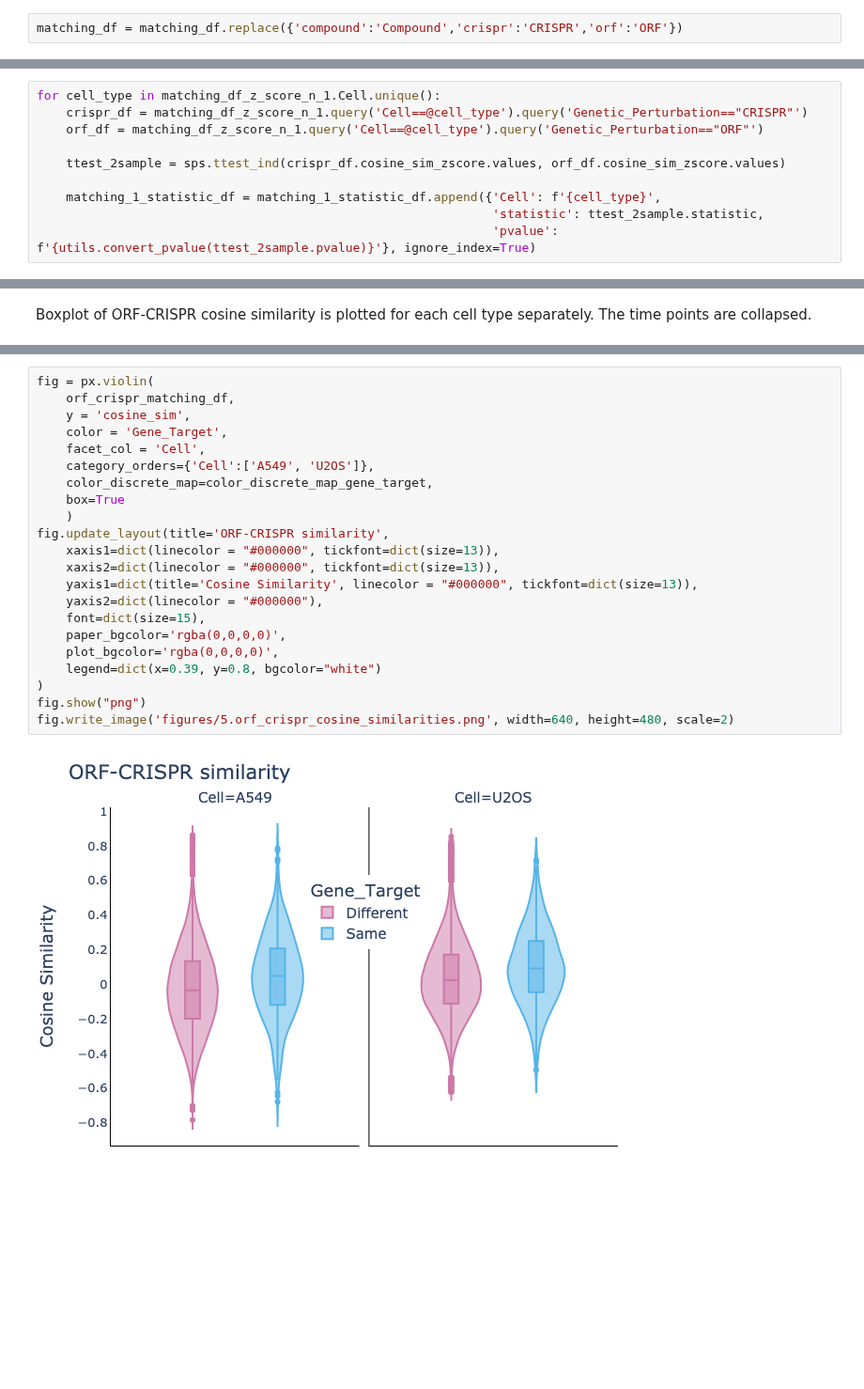
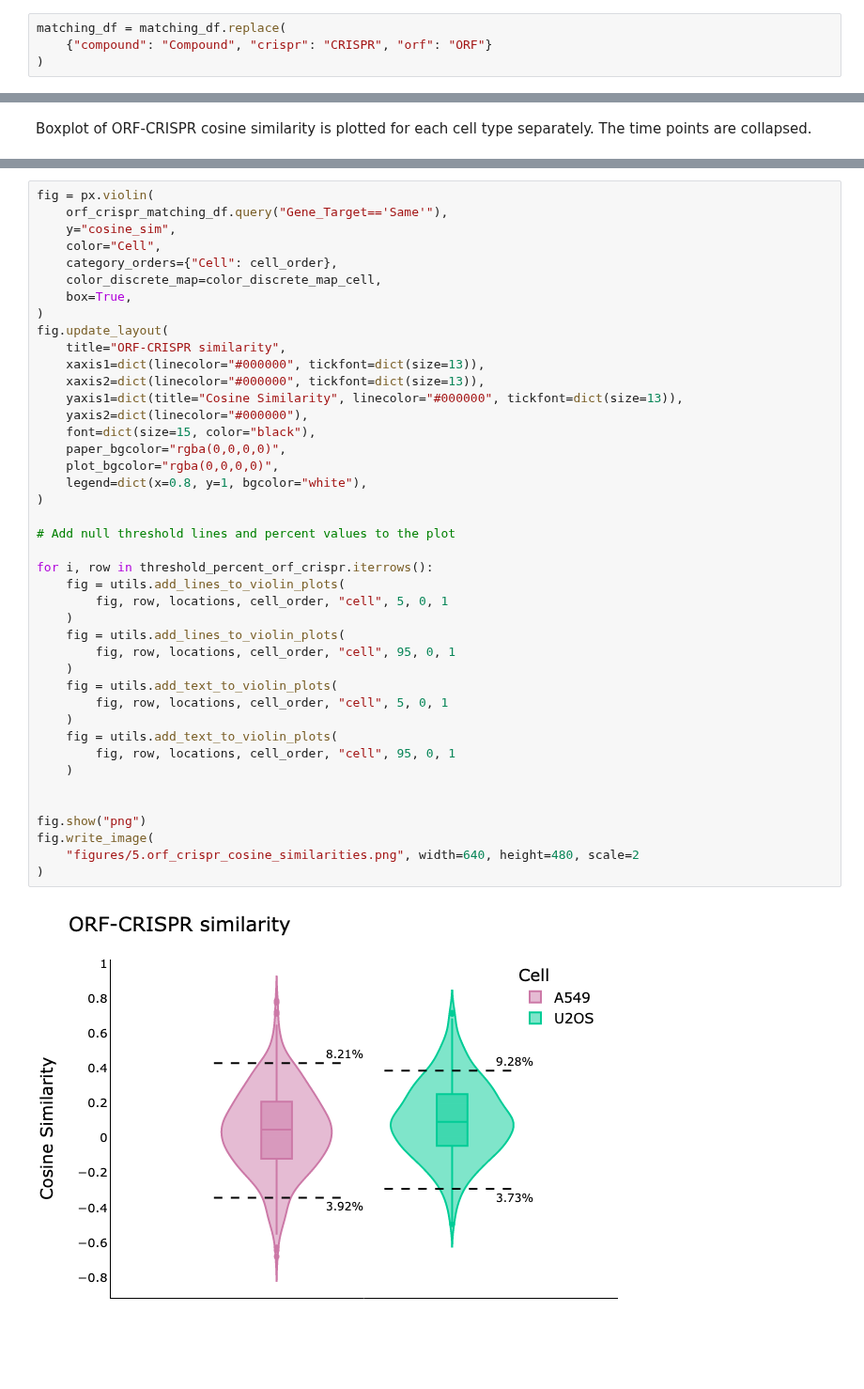
Before and after one commit to jump-cellpainting/2024_Chandrasekaran_NatureMethods, a Jupyter notebook: benchmark/5.visualize-similarities.ipynb, the cells around one changed output, grey strips where cells are left out. Shown at 94% size. Saved outputs shown, nothing was run; the diff lists cells and outputs as text; blank space fills up the shorter version.

```diff
--- a/benchmark/5.visualize-similarities.ipynb
+++ b/benchmark/5.visualize-similarities.ipynb
@@ -155,5 +235,7 @@ Computing compound_U2OS_long-crispr_U2OS_short matching
 Computing compound_U2OS_long-orf_U2OS_short matching
 Computing compound_U2OS_long-orf_U2OS_long matching
 # %%
-matching_df = matching_df.replace({'compound':'Compound','crispr':'CRISPR','orf':'ORF'})
+matching_df = matching_df.replace(
+    {"compound": "Compound", "crispr": "CRISPR", "orf": "ORF"}
+)
 # %%
@@ -312,10 +618,0 @@ fig.write_image('figures/5.cosine_similarities_n1.png', width=640, height=480, s
-# %%
-for cell_type in matching_df_z_score_n_1.Cell.unique():
-    crispr_df = matching_df_z_score_n_1.query('Cell==@cell_type').query('Genetic_Perturbation=="CRISPR"')
-    orf_df = matching_df_z_score_n_1.query('Cell==@cell_type').query('Genetic_Perturbation=="ORF"')
-
-    ttest_2sample = sps.ttest_ind(crispr_df.cosine_sim_zscore.values, orf_df.cosine_sim_zscore.values)
-
-    matching_1_statistic_df = matching_1_statistic_df.append({'Cell': f'{cell_type}',
-                                                              'statistic': ttest_2sample.statistic,
-                                                              'pvalue': f'{utils.convert_pvalue(ttest_2sample.pvalue)}'}, ignore_index=True)
@@ -432,24 +774,44 @@ orf_crispr_matching_df.replace(False, 'Different', inplace=True)
 # %%
 fig = px.violin(
-    orf_crispr_matching_df,
-    y = 'cosine_sim',
-    color = 'Gene_Target',
-    facet_col = 'Cell',
-    category_orders={'Cell':['A549', 'U2OS']},
-    color_discrete_map=color_discrete_map_gene_target,
-    box=True
+    orf_crispr_matching_df.query("Gene_Target=='Same'"),
+    y="cosine_sim",
+    color="Cell",
+    category_orders={"Cell": cell_order},
+    color_discrete_map=color_discrete_map_cell,
+    box=True,
+)
+fig.update_layout(
+    title="ORF-CRISPR similarity",
+    xaxis1=dict(linecolor="#000000", tickfont=dict(size=13)),
+    xaxis2=dict(linecolor="#000000", tickfont=dict(size=13)),
+    yaxis1=dict(title="Cosine Similarity", linecolor="#000000", tickfont=dict(size=13)),
+    yaxis2=dict(linecolor="#000000"),
+    font=dict(size=15, color="black"),
+    paper_bgcolor="rgba(0,0,0,0)",
+    plot_bgcolor="rgba(0,0,0,0)",
+    legend=dict(x=0.8, y=1, bgcolor="white"),
+)
+
+# Add null threshold lines and percent values to the plot
+
+for i, row in threshold_percent_orf_crispr.iterrows():
+    fig = utils.add_lines_to_violin_plots(
+        fig, row, locations, cell_order, "cell", 5, 0, 1
     )
-fig.update_layout(title='ORF-CRISPR similarity',
-    xaxis1=dict(linecolor = "#000000", tickfont=dict(size=13)),
-    xaxis2=dict(linecolor = "#000000", tickfont=dict(size=13)),
-    yaxis1=dict(title='Cosine Similarity', linecolor = "#000000", tickfont=dict(size=13)),
-    yaxis2=dict(linecolor = "#000000"),
-    font=dict(size=15),
-    paper_bgcolor='rgba(0,0,0,0)',
-    plot_bgcolor='rgba(0,0,0,0)',
-    legend=dict(x=0.39, y=0.8, bgcolor="white")
+    fig = utils.add_lines_to_violin_plots(
+        fig, row, locations, cell_order, "cell", 95, 0, 1
+    )
+    fig = utils.add_text_to_violin_plots(
+        fig, row, locations, cell_order, "cell", 5, 0, 1
+    )
+    fig = utils.add_text_to_violin_plots(
+        fig, row, locations, cell_order, "cell", 95, 0, 1
+    )
+
+
+fig.show("png")
+fig.write_image(
+    "figures/5.orf_crispr_cosine_similarities.png", width=640, height=480, scale=2
 )
-fig.show("png")
-fig.write_image('figures/5.orf_crispr_cosine_similarities.png', width=640, height=480, scale=2)
 # %% [output]
-[figure, old version]
+[figure, new version]
```
Also changed, not shown: parts of 28 cells of this notebook, 6 other files.
